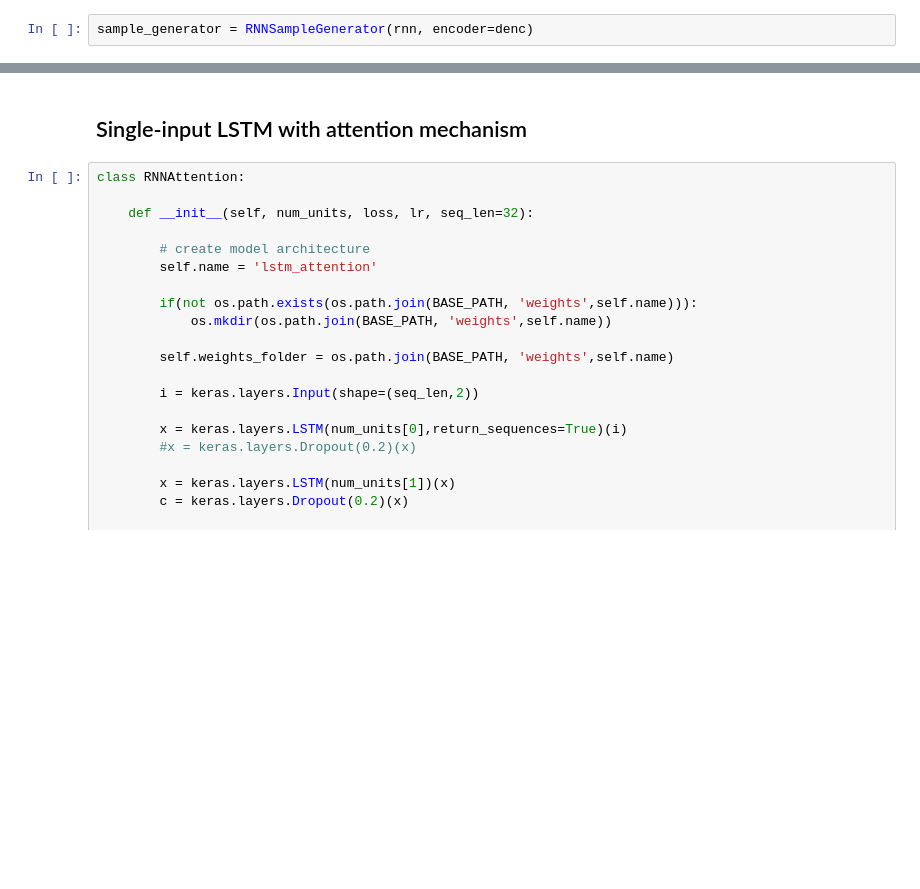
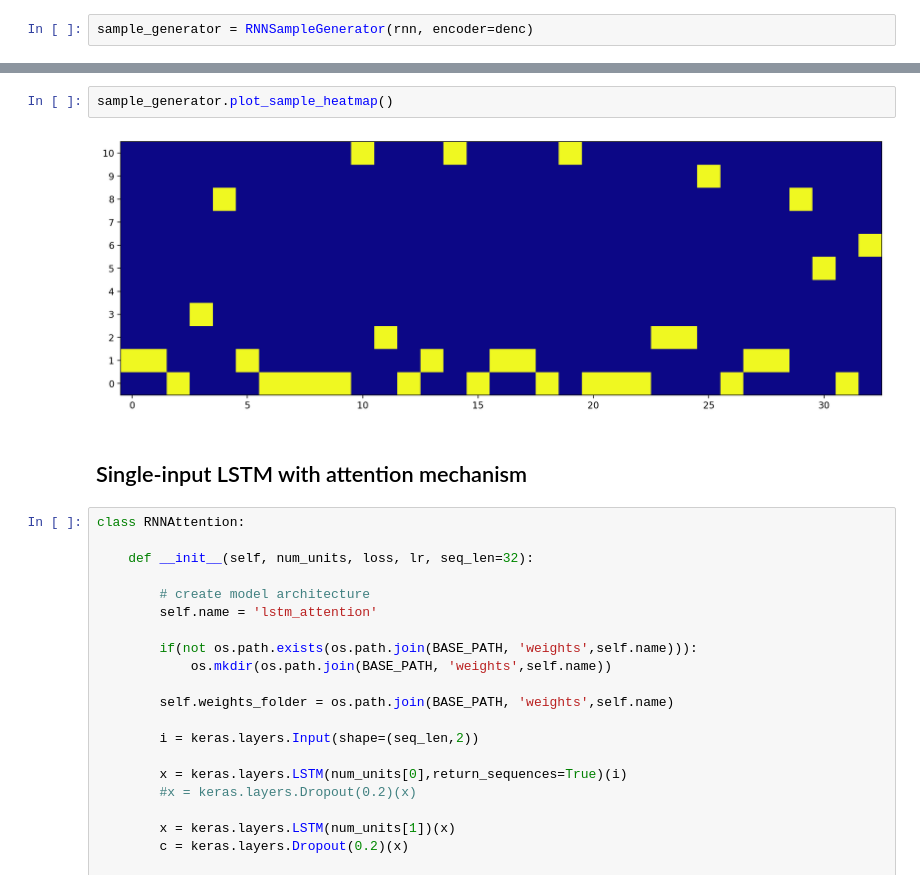
Before and after one commit to STarrio/generative-music, a Jupyter notebook: RNNMusicGeneration.ipynb, the cells around one changed output, grey strips where cells are left out. Drawn from its saved outputs; the diff is of its cells as text; blank space fills up the shorter version.

```diff
--- a/RNNMusicGeneration.ipynb
+++ b/RNNMusicGeneration.ipynb
@@ -468,3 +544,7 @@ Saved with name chopin-base_lstm_n_1.mid.
+# %%
+sample_generator.plot_sample_heatmap()
+# %% [output]
+[figure, added]
 # %% [markdown]
 ## Single-input LSTM with attention mechanism
 # %%
```
Also changed, not shown: parts of 9 cells of this notebook.
